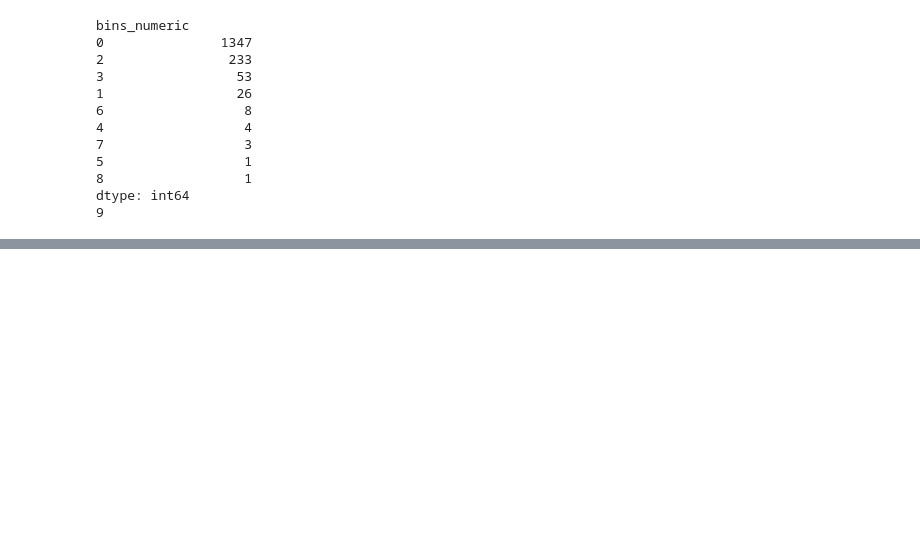
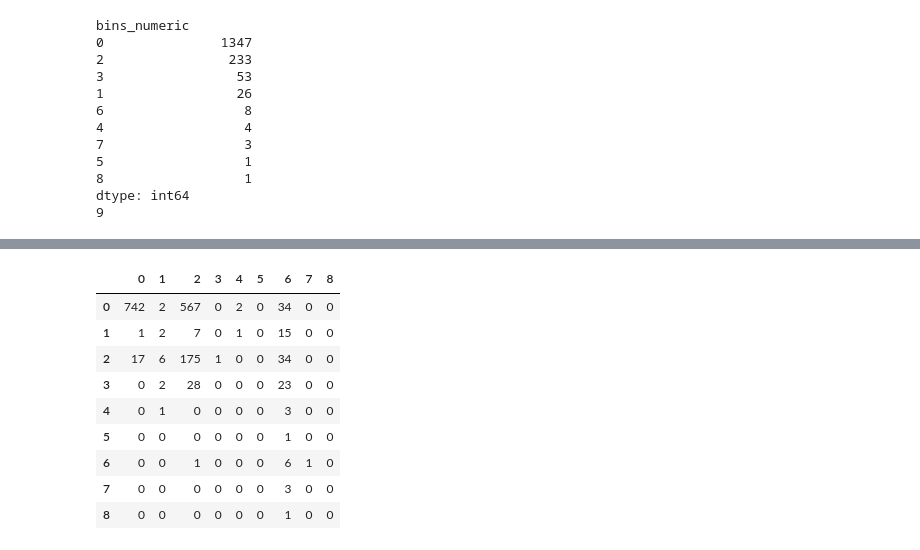
Before and after one commit to arisanguyen/210_Capstone_Aditya_Arisa_Noriel, a Jupyter notebook: abajaj_modeling_zipcode.ipynb, the cells around one changed output, grey strips where cells are left out. Saved outputs shown, nothing was run; the diff lists cells and outputs as text; code cells hidden in the pictures; blank space fills up the shorter version.

```diff
--- a/abajaj_modeling_zipcode.ipynb
+++ b/abajaj_modeling_zipcode.ipynb
@@ -526,0 +553,13 @@ dtype: int64
+# %%
+cm_df
+# %% [output]
+|  | 0 | 1 | 2 | 3 | 4 | 5 | 6 | 7 | 8 |
+| 0 | 742 | 2 | 567 | 0 | 2 | 0 | 34 | 0 | 0 |
+| 1 | 1 | 2 | 7 | 0 | 1 | 0 | 15 | 0 | 0 |
+| 2 | 17 | 6 | 175 | 1 | 0 | 0 | 34 | 0 | 0 |
+| 3 | 0 | 2 | 28 | 0 | 0 | 0 | 23 | 0 | 0 |
+| 4 | 0 | 1 | 0 | 0 | 0 | 0 | 3 | 0 | 0 |
+| 5 | 0 | 0 | 0 | 0 | 0 | 0 | 1 | 0 | 0 |
+| 6 | 0 | 0 | 1 | 0 | 0 | 0 | 6 | 1 | 0 |
+| 7 | 0 | 0 | 0 | 0 | 0 | 0 | 3 | 0 | 0 |
+| 8 | 0 | 0 | 0 | 0 | 0 | 0 | 1 | 0 | 0 |
```
Also changed, not shown: parts of 17 cells of this notebook.
